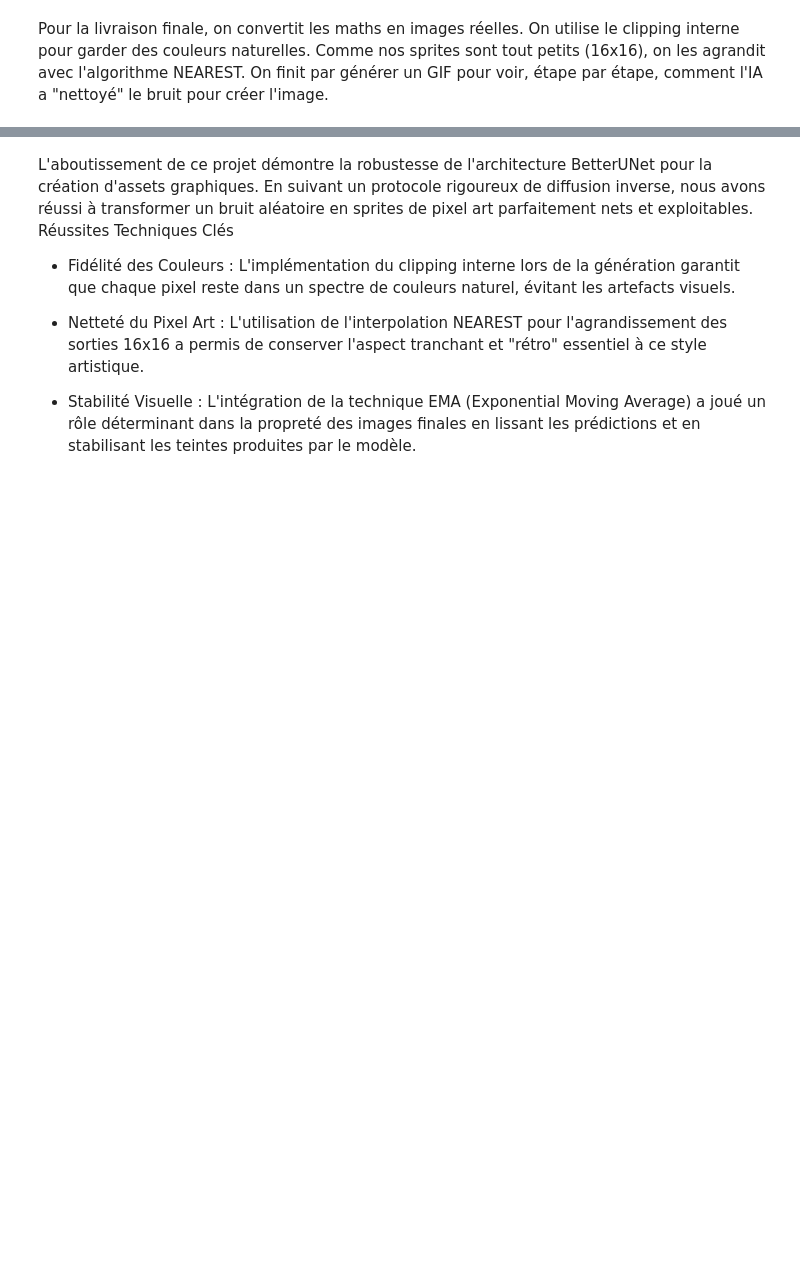
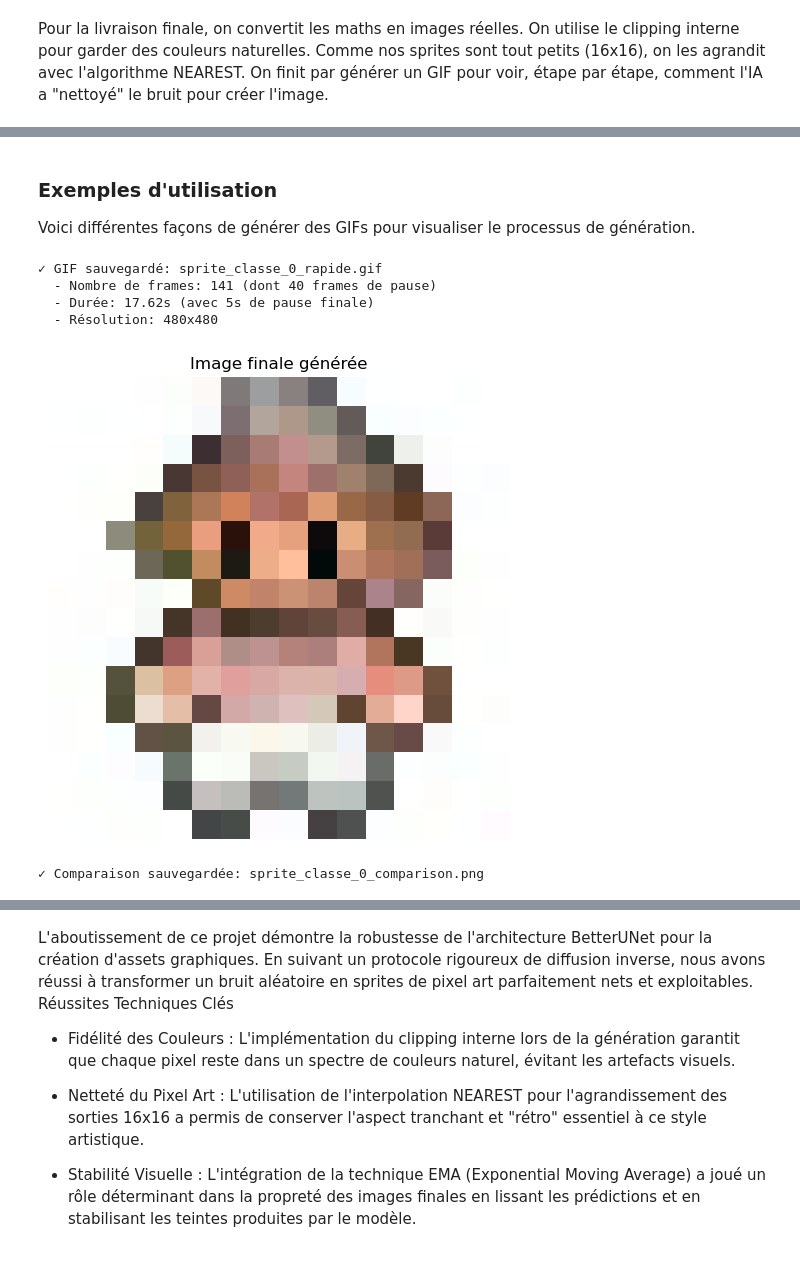
Before and after one commit to pierrelavielle/Diffusion, a Jupyter notebook: Project.ipynb, the cells around one changed output, grey strips where cells are left out. Drawn from its saved outputs; the diff is of its cells as text; code cells hidden in the pictures; blank space fills up the shorter version.

```diff
--- a/Project.ipynb
+++ b/Project.ipynb
@@ -269,0 +477,45 @@ for class_id in range(NUM_CLASSES):
+# %% [markdown]
+### Exemples d'utilisation
+
+Voici différentes façons de générer des GIFs pour visualiser le processus de génération.
+# %%
+# Exemple 1: Générer un GIF détaillé avec toutes les étapes (lent mais complet)
+# generate_gif_denoising(
+#     class_id=0,
+#     filename="sprite_classe_0_complet.gif",
+#     capture_every=1,  # Capture chaque étape
+#     upscale_factor=8,
+#     fps=30
+# )
+
+# Exemple 2: Générer un GIF (capture tous les 10 pas pour un fichier plus léger)
+final_img = generate_gif_denoising(
+    class_id=0,
+    filename="sprite_classe_0_rapide.gif",
+    capture_every=10,  # Capture tous les 10 pas
+    upscale_factor=30,  # GIF plus grand pour une meilleure visualisation
+    fps=8  # FPS réduit pour mieux apprécier le processus
+)
+
+# Afficher l'image finale
+plt.figure(figsize=(6, 6))
+plt.imshow(final_img, interpolation='nearest')
+plt.title("Image finale générée")
+plt.axis('off')
+plt.show()
+# %% [output]
+✓ GIF sauvegardé: sprite_classe_0_rapide.gif
+  - Nombre de frames: 141 (dont 40 frames de pause)
+  - Durée: 17.62s (avec 5s de pause finale)
+  - Résolution: 480x480
+[figure, added]
+# %%
+# Exemple 3: Générer une image de comparaison avec plusieurs étapes clés
+snapshots = generate_comparison_gif(
+    class_id=0,
+    filename="sprite_classe_0.gif",
+    num_snapshots=12,
+    upscale_factor=12  # Plus grand pour mieux voir les détails
+)
+# %% [output]
+✓ Comparaison sauvegardée: sprite_classe_0_comparison.png
```
Also changed, not shown: parts of 14 cells of this notebook.
